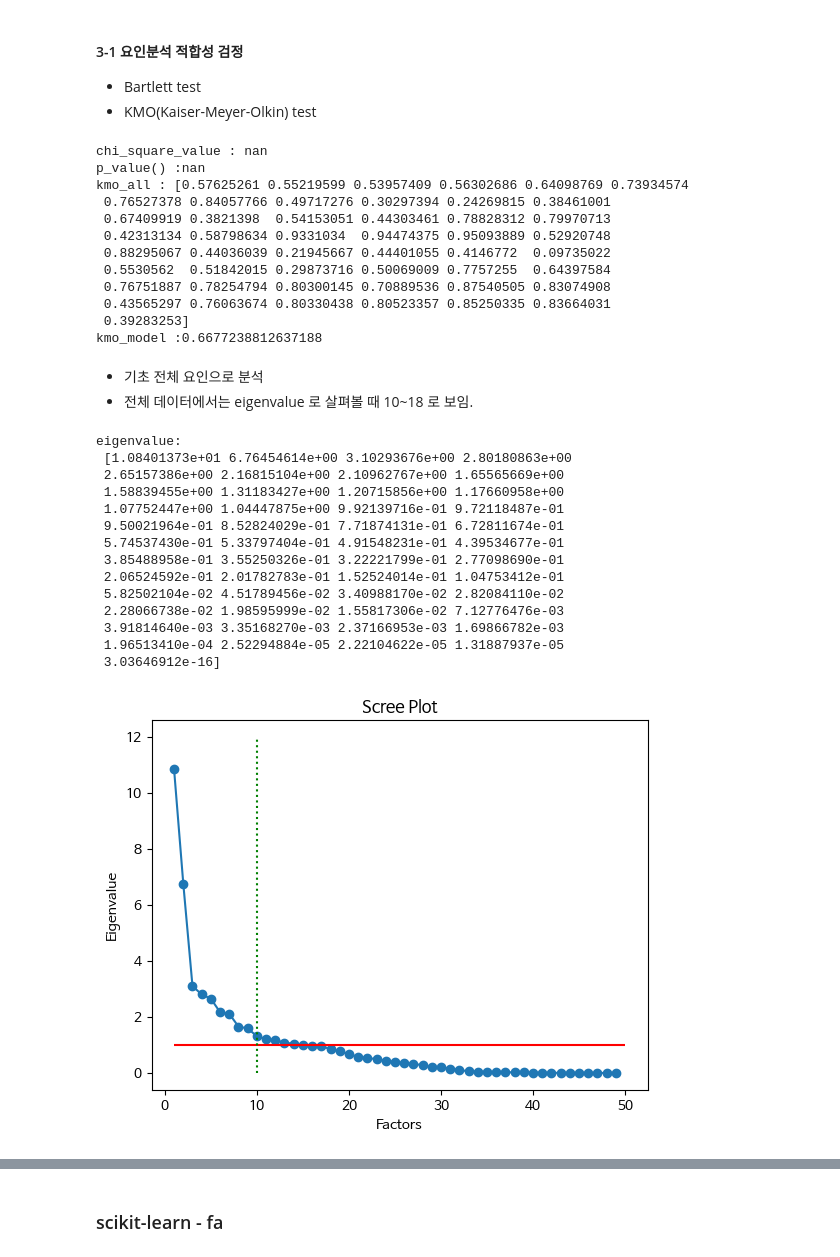
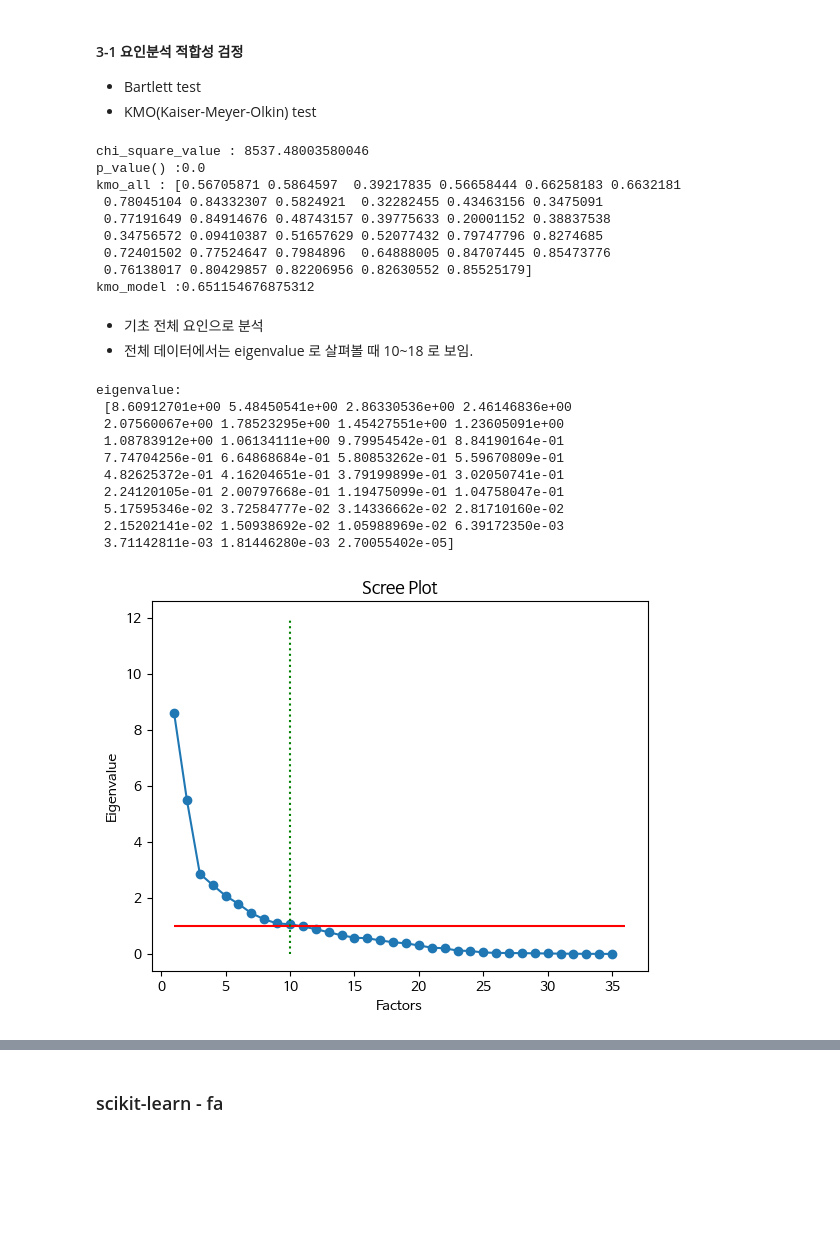
Before and after one commit to hugwolf77/SCAS, a Jupyter notebook: corpRch_ecoAct/NoteBook/02_EDA_FA.ipynb, the cells around one changed output, grey strips where cells are left out. Cells and saved outputs as stored; diff of their text form; code cells hidden in the pictures; blank space fills up the shorter version.

Commit message:
update factor analysys re01

```diff
--- a/corpRch_ecoAct/NoteBook/02_EDA_FA.ipynb
+++ b/corpRch_ecoAct/NoteBook/02_EDA_FA.ipynb
@@ -207,0 +183,19 @@ drop col 후 컬럼 확인 : Index(['연구소수', '연구원수(연)', '석박
+# %%
+print(f"drop col 전 컬럼 확인 : {dfs.columns}, col_len = {len(dfs.columns)}")
+print(f"drop col '비임금근로자' : {cols[8]}")
+print(f"drop col '고용원이 있 자영업자' : {cols[9]}")
+print(f"drop col '고용원이 없는 자영업자' : {cols[10]}")
+print(f"drop col '무급가족종사자' : {cols[11]}")
+print(f"drop col '남자' : {cols[16]}")
+print(f"drop col '여자' : {cols[17]}")
+print(f"drop col '실업자' : {cols[18]}")
+print(f"drop col '실업율' : {cols[19]}")
+print(f"drop col '15세이상인구' : {cols[20]}")
+print(f"drop col '비경제활동인구' : {cols[21]}")
+print(f"drop col '경기종합지수_동행' : {cols[25]}")
+print(f"drop col '국내수요' : {cols[32]}")
+print(f"drop col '대리점' : {cols[33]}")
+print(f"drop col '인력사정전망BSI 3)' : {cols[43]}")
+print(f"drop col '인력사정실적BSI 3)' : {cols[49]}")
+dfsf = dfs.drop(labels=cols[[8,9,10,11,16,17,18,19,20,21,25,32,33,43,49]], axis=1)
+print(f"drop col 후 컬럼 확인 : {dfsf.columns}, col_len = {len(dfsf.columns)}")
@@ -247,52 +270,45 @@ def normDist_test(data):
 
 normDist_test(dfsf)
 # %% [output]
-chi_square_value : nan
-p_value() :nan
-kmo_all : [0.57625261 0.55219599 0.53957409 0.56302686 0.64098769 0.73934574
- 0.76527378 0.84057766 0.49717276 0.30297394 0.24269815 0.38461001
- 0.67409919 0.3821398  0.54153051 0.44303461 0.78828312 0.79970713
- 0.42313134 0.58798634 0.9331034  0.94474375 0.95093889 0.52920748
- 0.88295067 0.44036039 0.21945667 0.44401055 0.4146772  0.09735022
- 0.5530562  0.51842015 0.29873716 0.50069009 0.7757255  0.64397584
- 0.76751887 0.78254794 0.80300145 0.70889536 0.87540505 0.83074908
- 0.43565297 0.76063674 0.80330438 0.80523357 0.85250335 0.83664031
- 0.39283253]
-kmo_model :0.6677238812637188
+chi_square_value : 8537.48003580046
+p_value() :0.0
+kmo_all : [0.56705871 0.5864597  0.39217835 0.56658444 0.66258183 0.6632181
+ 0.78045104 0.84332307 0.5824921  0.32282455 0.43463156 0.3475091
+ 0.77191649 0.84914676 0.48743157 0.39775633 0.20001152 0.38837538
+ 0.34756572 0.09410387 0.51657629 0.52077432 0.79747796 0.8274685
+ 0.72401502 0.77524647 0.7984896  0.64888005 0.84707445 0.85473776
+ 0.76138017 0.80429857 0.82206956 0.82630552 0.85525179]
+kmo_model :0.651154676875312
 # %% [markdown]
 - 기초 전체 요인으로 분석
 - 전체 데이터에서는 eigenvalue 로 살펴볼 때 10~18 로 보임.
 # %%
 # 특성변수 전체 49개 진행
-fa_base = FactorAnalyzer(n_factors=49,rotation=None)
+fa_base = FactorAnalyzer(n_factors=35,rotation=None)
 fa_base.fit(dfsf)
 
 #Eigen값 체크
 ev, v = fa_base.get_eigenvalues()
 print(f"eigenvalue: \n {ev}")
 
-plt.scatter(range(1,50),ev)
-plt.plot(range(1,50),ev)
-plt.hlines(1,1,50, colors='r')
+plt.scatter(range(1,35 + 1),ev)
+plt.plot(range(1,35 + 1),ev)
+plt.hlines(1,1,35 + 1, colors='r')
 plt.vlines(10,0,12, colors='g', ls=':')
 plt.title('Scree Plot')
 plt.xlabel('Factors')
 plt.ylabel('Eigenvalue')
 plt.show()
 # %% [output]
 eigenvalue:
- [1.08401373e+01 6.76454614e+00 3.10293676e+00 2.80180863e+00
- 2.65157386e+00 2.16815104e+00 2.10962767e+00 1.65565669e+00
- 1.58839455e+00 1.31183427e+00 1.20715856e+00 1.17660958e+00
- 1.07752447e+00 1.04447875e+00 9.92139716e-01 9.72118487e-01
- 9.50021964e-01 8.52824029e-01 7.71874131e-01 6.72811674e-01
- 5.74537430e-01 5.33797404e-01 4.91548231e-01 4.39534677e-01
- 3.85488958e-01 3.55250326e-01 3.22221799e-01 2.77098690e-01
- 2.06524592e-01 2.01782783e-01 1.52524014e-01 1.04753412e-01
- 5.82502104e-02 4.51789456e-02 3.40988170e-02 2.82084110e-02
- 2.28066738e-02 1.98595999e-02 1.55817306e-02 7.12776476e-03
- 3.91814640e-03 3.35168270e-03 2.37166953e-03 1.69866782e-03
- 1.96513410e-04 2.52294884e-05 2.22104622e-05 1.31887937e-05
- 3.03646912e-16]
+ [8.60912701e+00 5.48450541e+00 2.86330536e+00 2.46146836e+00
+ 2.07560067e+00 1.78523295e+00 1.45427551e+00 1.23605091e+00
+ 1.08783912e+00 1.06134111e+00 9.79954542e-01 8.84190164e-01
+ 7.74704256e-01 6.64868684e-01 5.80853262e-01 5.59670809e-01
+ 4.82625372e-01 4.16204651e-01 3.79199899e-01 3.02050741e-01
+ 2.24120105e-01 2.00797668e-01 1.19475099e-01 1.04758047e-01
+ 5.17595346e-02 3.72584777e-02 3.14336662e-02 2.81710160e-02
+ 2.15202141e-02 1.50938692e-02 1.05988969e-02 6.39172350e-03
+ 3.71142811e-03 1.81446280e-03 2.70055402e-05]
-[figure, old version]
+[figure, new version]
 # %%
```
Also changed, not shown: parts of 14 cells of this notebook, 2 other files.
